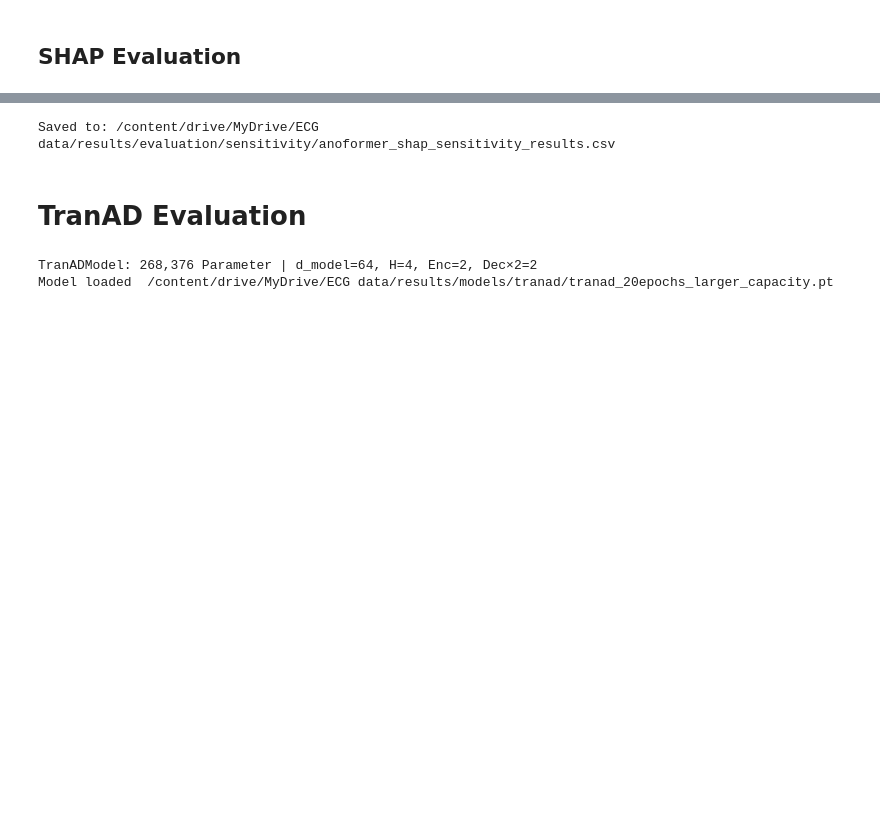
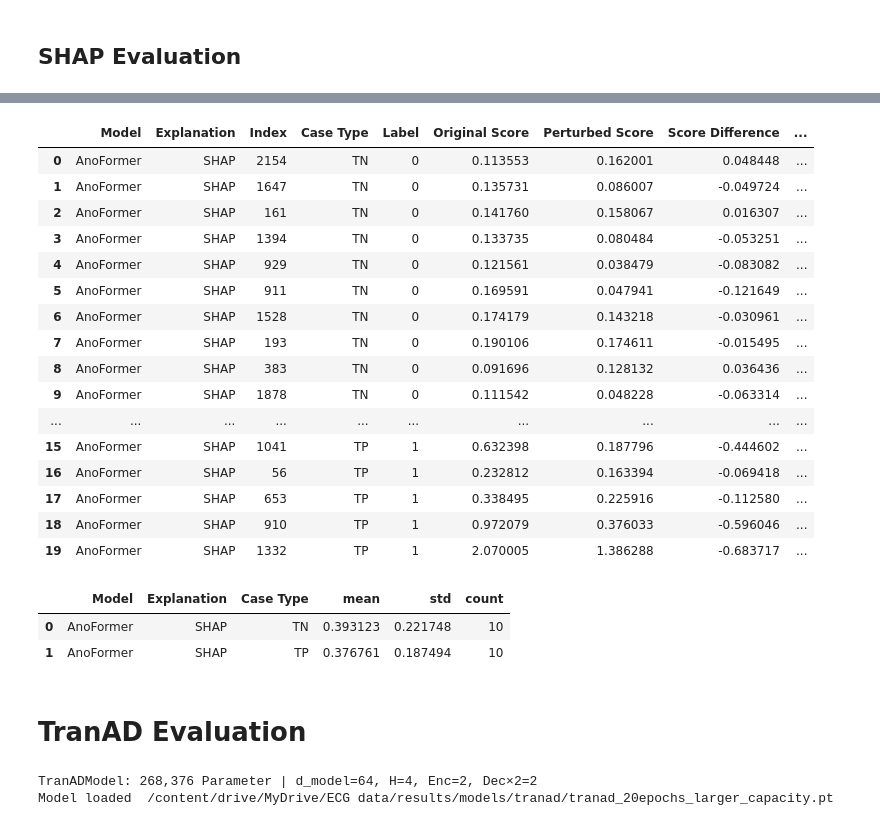
Before and after one commit to sharaffatima/Thesis, a Jupyter notebook: notebooks/06_faithfulness_evaluation.ipynb, the cells around one changed output, grey strips where cells are left out. Cells and saved outputs as stored; diff of their text form; code cells hidden in the pictures; blank space fills up the shorter version.

```diff
--- a/notebooks/06_faithfulness_evaluation.ipynb
+++ b/notebooks/06_faithfulness_evaluation.ipynb
@@ -416,20 +462,37 @@ print(
 # %%
 AnoFormerSHAPFaithfulnessList = (
     FaithfulnessEvaluator.evaluate_samples(
         samples=EvaluationSamples,
         temporal_importance_values=AnoFormerSHAPImportanceValues,
         score_function=anoformer_score_function,
         model_name="AnoFormer",
-        explanation_name="SHAP",
-        device=AnoFormer.Device,
+        explanation_name="SHAP"
     )
 )
 
 AnoFormerSHAPFaithfulnessResults = pd.DataFrame(
     AnoFormerSHAPFaithfulnessList
 )
 
 AnoFormerSHAPFaithfulnessResults
+# %% [output]
+|  | Model | Explanation | Index | Case Type | Label | Original Score | Perturbed Score | Score Difference | ... |
+| 0 | AnoFormer | SHAP | 2154 | TN | 0 | 0.113553 | 0.162001 | 0.048448 | ... |
+| 1 | AnoFormer | SHAP | 1647 | TN | 0 | 0.135731 | 0.086007 | -0.049724 | ... |
+| 2 | AnoFormer | SHAP | 161 | TN | 0 | 0.141760 | 0.158067 | 0.016307 | ... |
+| 3 | AnoFormer | SHAP | 1394 | TN | 0 | 0.133735 | 0.080484 | -0.053251 | ... |
+| 4 | AnoFormer | SHAP | 929 | TN | 0 | 0.121561 | 0.038479 | -0.083082 | ... |
+| 5 | AnoFormer | SHAP | 911 | TN | 0 | 0.169591 | 0.047941 | -0.121649 | ... |
+| 6 | AnoFormer | SHAP | 1528 | TN | 0 | 0.174179 | 0.143218 | -0.030961 | ... |
+| 7 | AnoFormer | SHAP | 193 | TN | 0 | 0.190106 | 0.174611 | -0.015495 | ... |
+| 8 | AnoFormer | SHAP | 383 | TN | 0 | 0.091696 | 0.128132 | 0.036436 | ... |
+| 9 | AnoFormer | SHAP | 1878 | TN | 0 | 0.111542 | 0.048228 | -0.063314 | ... |
+| ... | ... | ... | ... | ... | ... | ... | ... | ... | ... |
+| 15 | AnoFormer | SHAP | 1041 | TP | 1 | 0.632398 | 0.187796 | -0.444602 | ... |
+| 16 | AnoFormer | SHAP | 56 | TP | 1 | 0.232812 | 0.163394 | -0.069418 | ... |
+| 17 | AnoFormer | SHAP | 653 | TP | 1 | 0.338495 | 0.225916 | -0.112580 | ... |
+| 18 | AnoFormer | SHAP | 910 | TP | 1 | 0.972079 | 0.376033 | -0.596046 | ... |
+| 19 | AnoFormer | SHAP | 1332 | TP | 1 | 2.070005 | 1.386288 | -0.683717 | ... |
 # %%
 AnoFormerSHAPFaithfulnessSummary = (
     AnoFormerSHAPFaithfulnessResults
@@ -445,6 +508,10 @@ AnoFormerSHAPFaithfulnessSummary = (
 )
 
 AnoFormerSHAPFaithfulnessSummary
+# %% [output]
+|  | Model | Explanation | Case Type | mean | std | count |
+| 0 | AnoFormer | SHAP | TN | 0.393123 | 0.221748 | 10 |
+| 1 | AnoFormer | SHAP | TP | 0.376761 | 0.187494 | 10 |
 # %%
 # Save the Results
 
@@ -457,8 +524,6 @@ AnoFormerSHAPFaithfulnessSummary.to_csv(
     FAITHFULNESS_DIR / "anoformer_shap_faithfulness_summary.csv",
     index=False,
 )
-# %% [output]
-Saved to: /content/drive/MyDrive/ECG data/results/evaluation/sensitivity/anoformer_shap_sensitivity_results.csv
 # %% [markdown]
 # TranAD Evaluation
 # %%
```
Also changed, not shown: parts of 19 cells of this notebook.
